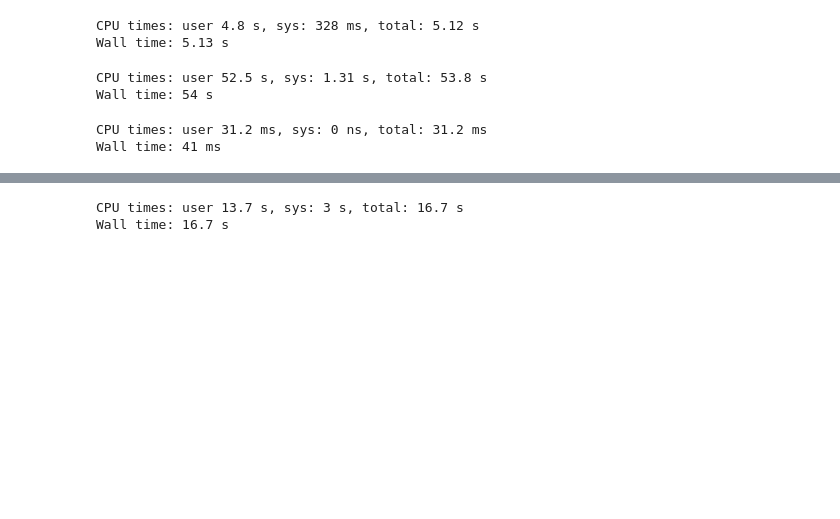
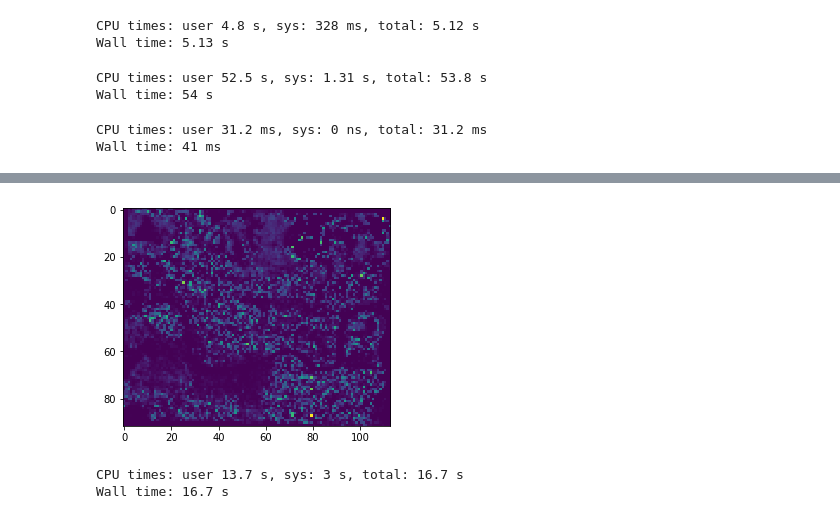
Before and after one commit to Alfred-Mountfield/outbreak-sim, a Jupyter notebook: python/synthetic_population/routing.ipynb, the cells around one changed output, grey strips where cells are left out. Drawn from its saved outputs; the diff is of its cells as text; code cells hidden in the pictures; blank space fills up the shorter version.

Commit message:
Trying spatial partitioning to speed up sampling households

```diff
--- a/python/synthetic_population/routing.ipynb
+++ b/python/synthetic_population/routing.ipynb
@@ -240,0 +302,3 @@ Wall time: 41 ms
+# %%
+unemployed['bucket_x'] = np.ceil(((unemployed['x'] - boundary_minx) / bucket_size) - 1).astype(int)
+unemployed['bucket_y'] = np.ceil(((unemployed['y'] - boundary_miny) / bucket_size) - 1).astype(int)
@@ -240,0 +308,5 @@ Wall time: 41 ms
+# %%
+%%time
+unemployed_bucket = [[[] for x in range(x_len)] for y in range(y_len)]
+for person in unemployed.itertuples():
+    unemployed_bucket[person.bucket_y][person.bucket_x].append(person.uid)
@@ -240,0 +320,6 @@ Wall time: 41 ms
+# %%
+def create_probability_map(bucketed_array):
+    return np.array([list(map(len, row)) for row in bucketed_array])
+# %%
+%%time
+probs = create_probability_map(unemployed_bucket)
@@ -241,3 +329,9 @@ Wall time: 41 ms
+# %%
+plt.imshow(probs,origin='upper',interpolation='nearest')
+plt.show()
+households_gdf.plot(markersize=0.1)
+# %% [output]
+[figure, added]
 # %%
 # households within 60k
 # generate a probability heatmap
```
Also changed, not shown: parts of 13 cells of this notebook, 1 other file.
